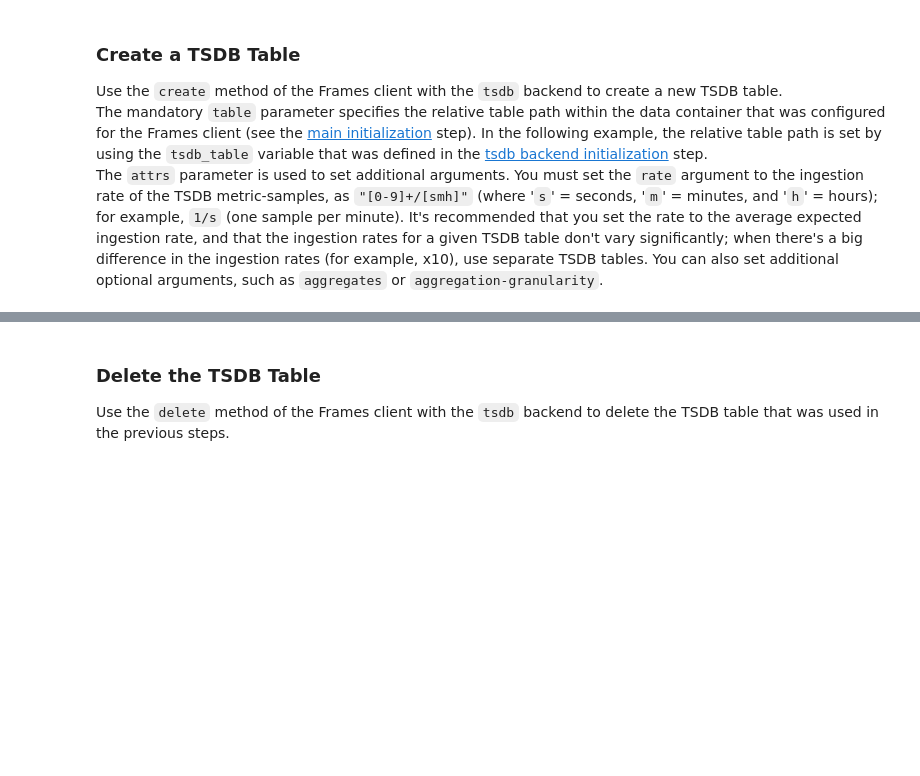
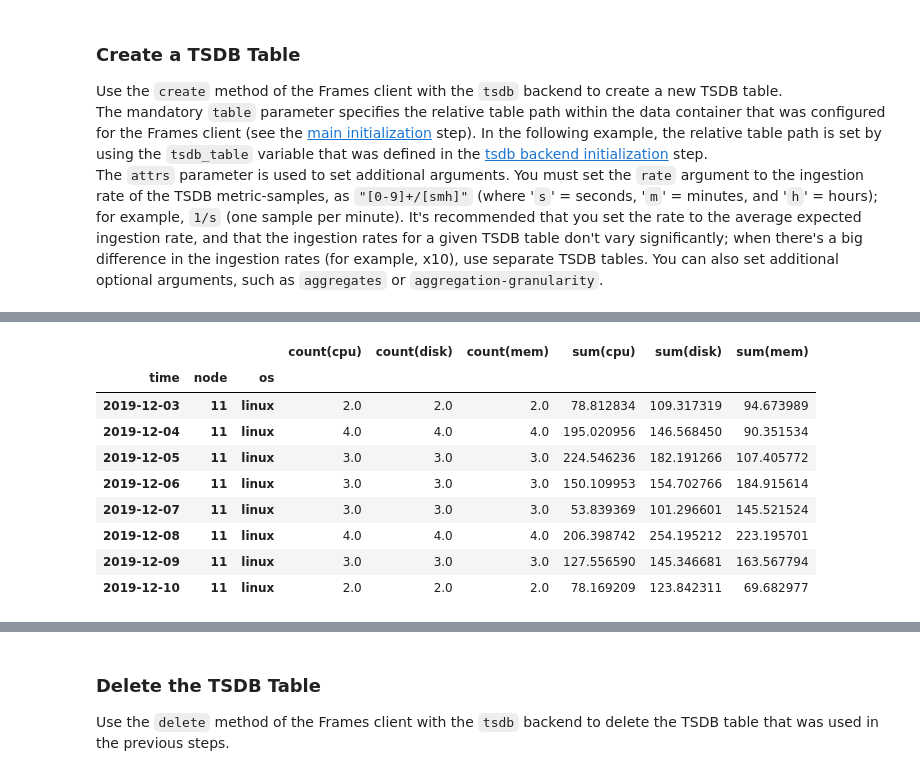
Before and after one commit to v3io/tutorials, a Jupyter notebook: getting-started/frames.ipynb, the cells around one changed output, grey strips where cells are left out. Cells and saved outputs as stored; diff of their text form; code cells hidden in the pictures; blank space fills up the shorter version.

```diff
--- a/getting-started/frames.ipynb
+++ b/getting-started/frames.ipynb
@@ -309,0 +492,18 @@ tsdf.head()
+# %%
+# Read over-time aggregates with a 1-day aggregation step for all metric
+# samples in the table with the `os` label "linux" and the `node` label 11.
+df = client.read(backend="tsdb", table=tsdb_table, aggregators="count,sum",
+                 step="1d", start="0", filter="os=='linux' and node=='11'",
+                 multi_index=True)
+display(df)
+# %% [output]
+|  |  |  | count(cpu) | count(disk) | count(mem) | sum(cpu) | sum(disk) | sum(mem) |
+| time | node | os |  |  |  |  |  |  |
+| 2019-12-03 | 11 | linux | 2.0 | 2.0 | 2.0 | 78.812834 | 109.317319 | 94.673989 |
+| 2019-12-04 | 11 | linux | 4.0 | 4.0 | 4.0 | 195.020956 | 146.568450 | 90.351534 |
+| 2019-12-05 | 11 | linux | 3.0 | 3.0 | 3.0 | 224.546236 | 182.191266 | 107.405772 |
+| 2019-12-06 | 11 | linux | 3.0 | 3.0 | 3.0 | 150.109953 | 154.702766 | 184.915614 |
+| 2019-12-07 | 11 | linux | 3.0 | 3.0 | 3.0 | 53.839369 | 101.296601 | 145.521524 |
+| 2019-12-08 | 11 | linux | 4.0 | 4.0 | 4.0 | 206.398742 | 254.195212 | 223.195701 |
+| 2019-12-09 | 11 | linux | 3.0 | 3.0 | 3.0 | 127.556590 | 145.346681 | 163.567794 |
+| 2019-12-10 | 11 | linux | 2.0 | 2.0 | 2.0 | 78.169209 | 123.842311 | 69.682977 |
```
Also changed, not shown: parts of 17 cells of this notebook.
